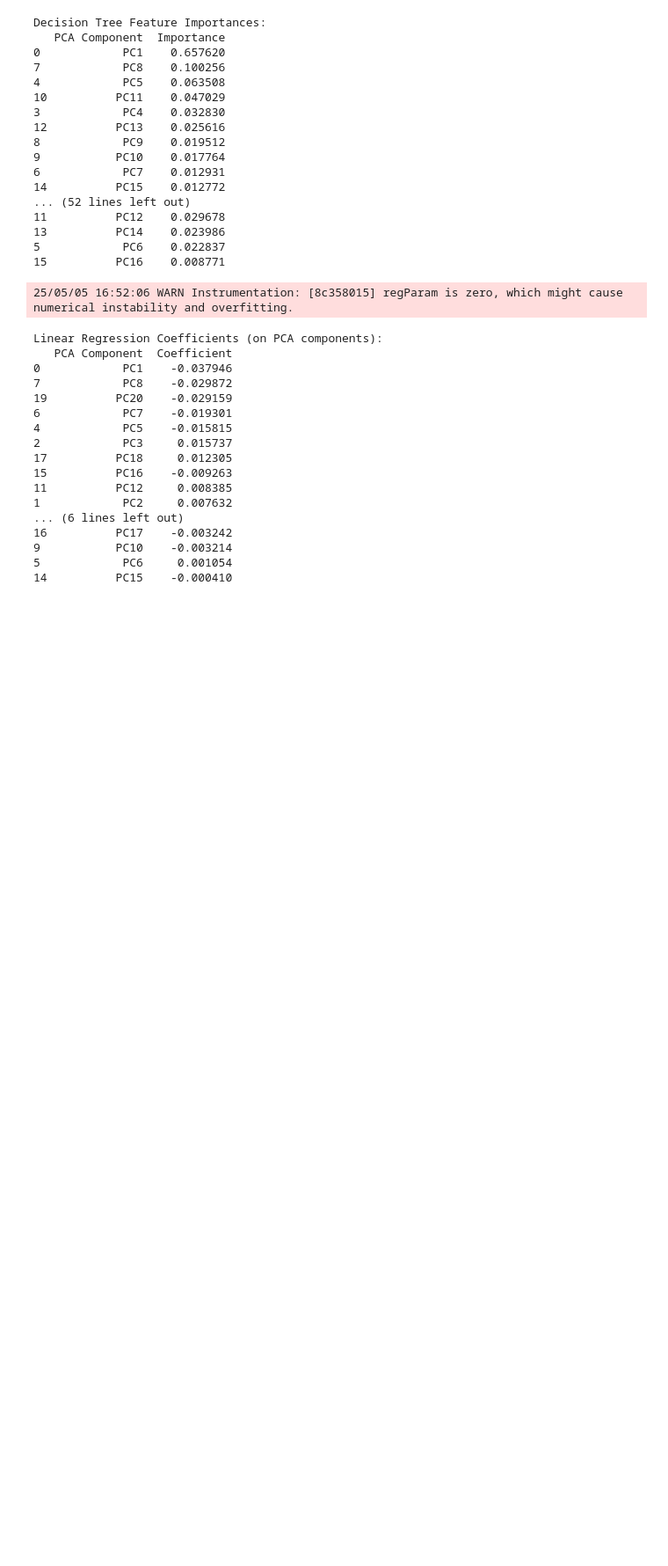
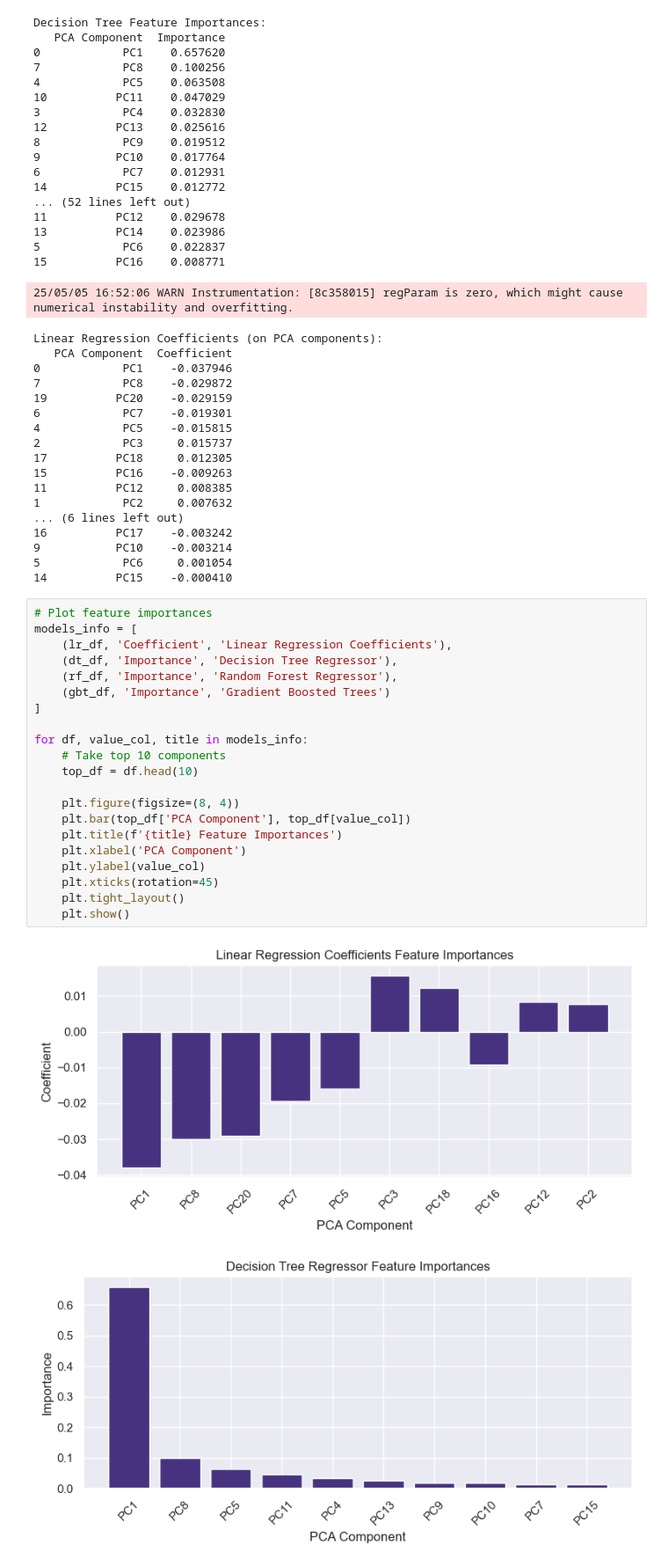
Before and after one commit to m-bermudez/ISM6562-Big-Data-Final-Project, a Jupyter notebook: Final Project.ipynb, the cells around one changed output. Shown at 88% size. Saved outputs shown, nothing was run; the diff lists cells and outputs as text; blank space fills up the shorter version.

```diff
--- a/Final Project.ipynb
+++ b/Final Project.ipynb
@@ -687,3 +695,27 @@ Linear Regression Coefficients (on PCA components):
 9           PC10    -0.003214
 5            PC6     0.001054
 14          PC15    -0.000410
+# %%
+# Plot feature importances
+models_info = [
+    (lr_df, 'Coefficient', 'Linear Regression Coefficients'),
+    (dt_df, 'Importance', 'Decision Tree Regressor'),
+    (rf_df, 'Importance', 'Random Forest Regressor'),
+    (gbt_df, 'Importance', 'Gradient Boosted Trees')
+]
+
+for df, value_col, title in models_info:
+    # Take top 10 components
+    top_df = df.head(10)
+
+    plt.figure(figsize=(8, 4))
+    plt.bar(top_df['PCA Component'], top_df[value_col])
+    plt.title(f'{title} Feature Importances')
+    plt.xlabel('PCA Component')
+    plt.ylabel(value_col)
+    plt.xticks(rotation=45)
+    plt.tight_layout()
+    plt.show()
+# %% [output]
+[figure, added]
+[figure, added]
```
Also changed, not shown: parts of 2 cells of this notebook.
